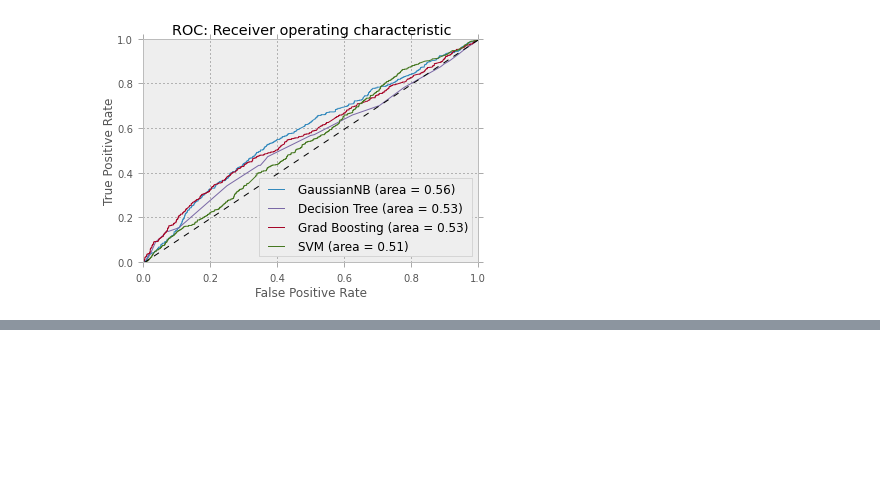
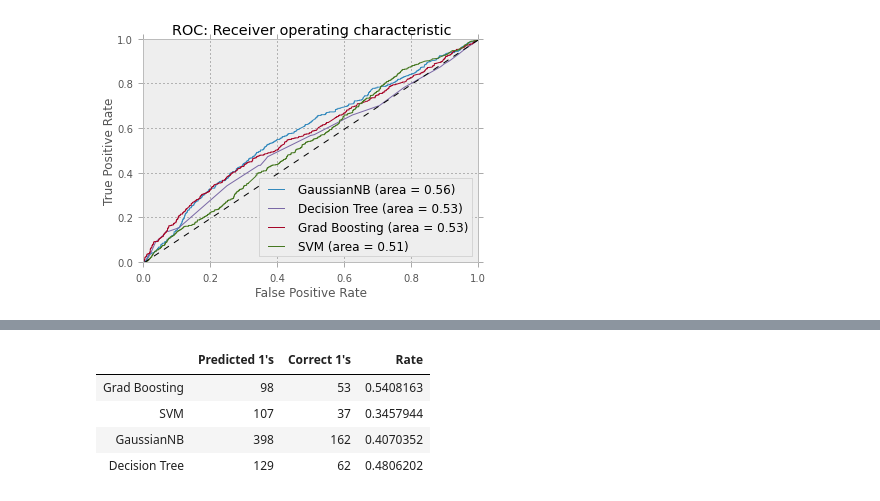
Before and after one commit to danielfrg/copper, a Jupyter notebook: examples/catalog/Post_2.ipynb, the cells around one changed output, grey strips where cells are left out. Drawn from its saved outputs; the diff is of its cells as text; code cells hidden in the pictures; blank space fills up the shorter version.

```diff
--- a/examples/catalog/Post_2.ipynb
+++ b/examples/catalog/Post_2.ipynb
@@ -129,0 +180,8 @@ ml.roc()
+# %%
+ml.cm_table(1)
+# %% [output]
+|  | Predicted 1's | Correct 1's | Rate |
+| Grad Boosting | 98 | 53 | 0.5408163 |
+| SVM | 107 | 37 | 0.3457944 |
+| GaussianNB | 398 | 162 | 0.4070352 |
+| Decision Tree | 129 | 62 | 0.4806202 |
```
Also changed, not shown: parts of 36 cells of this notebook, 6 other files.
